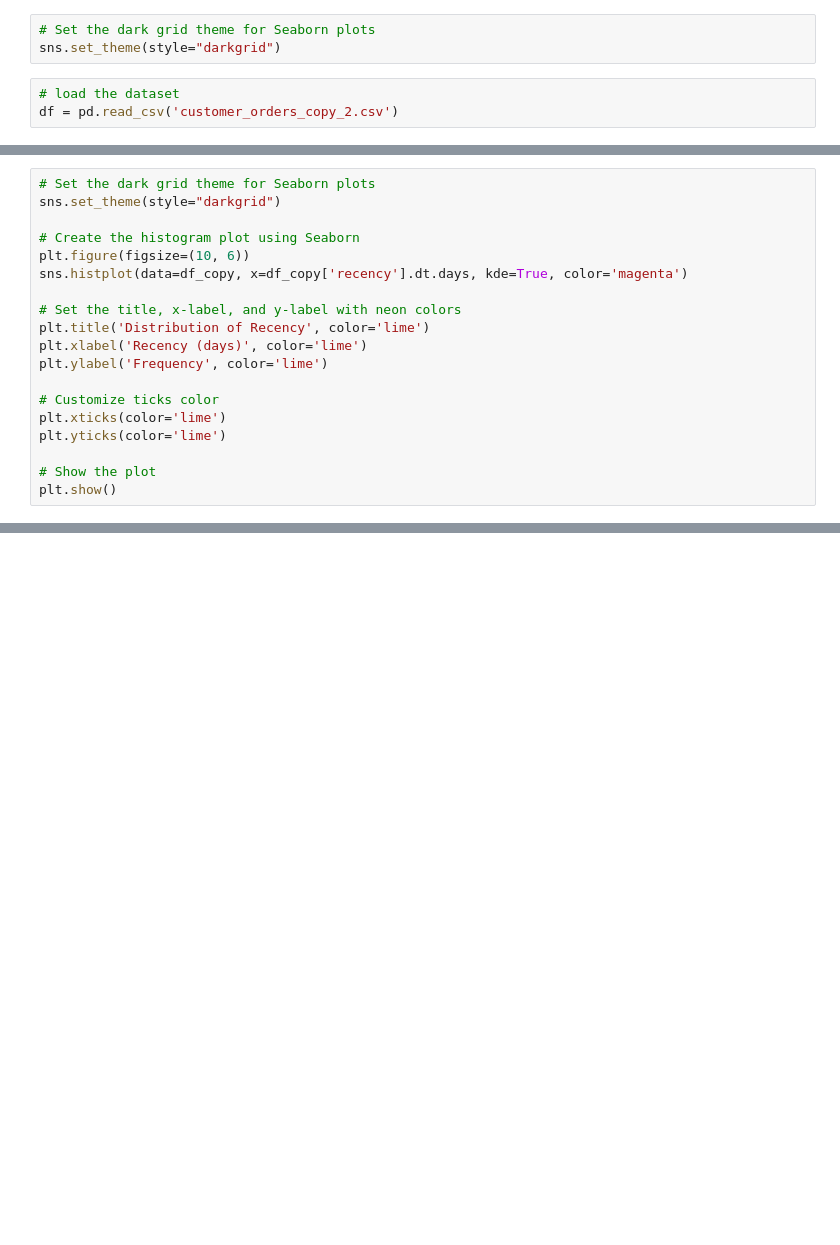
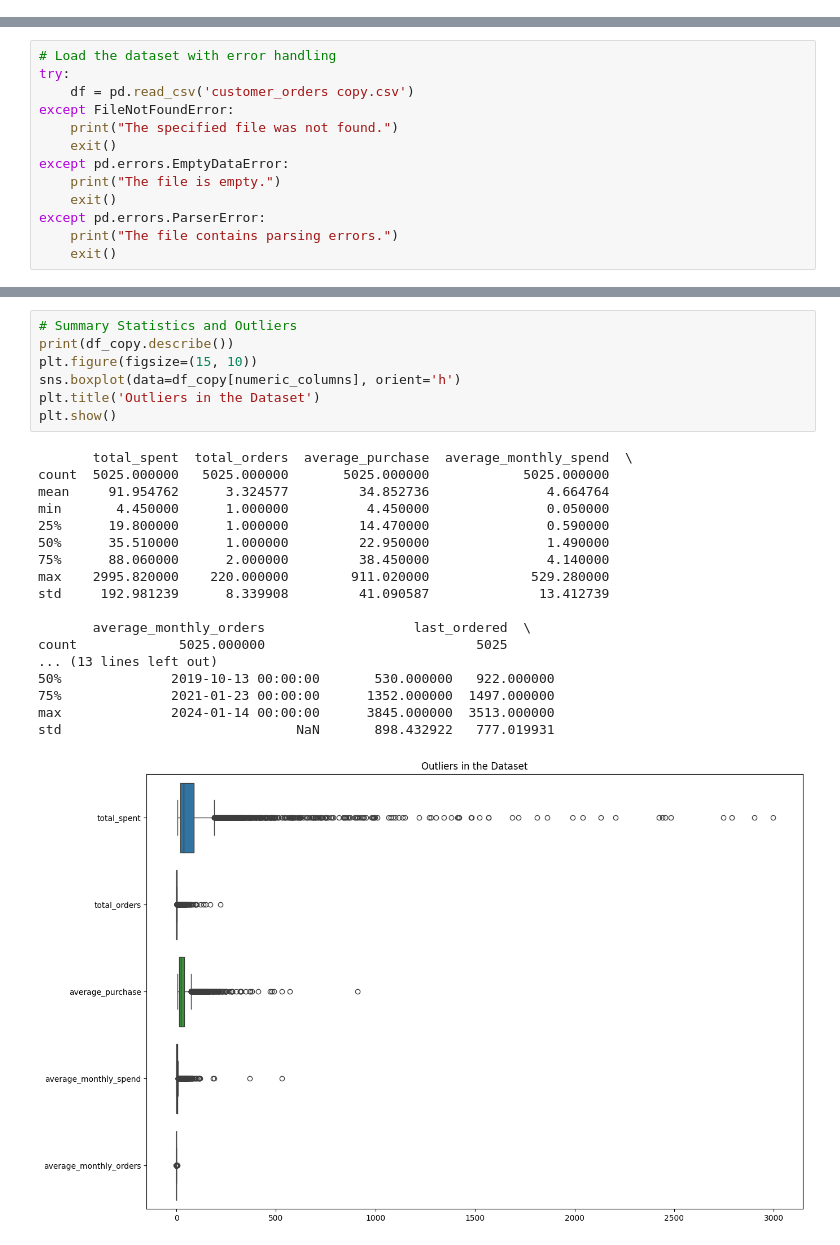
Before and after one commit to fdwsc2005/Customer-Segmentation-Retention, a Jupyter notebook: main_eda.ipynb, the cells around one changed output, grey strips where cells are left out. Saved outputs shown, nothing was run; the diff lists cells and outputs as text; blank space fills up the shorter version.

```diff
--- a/main_eda.ipynb
+++ b/main_eda.ipynb
@@ -17,6 +0,0 @@ please provide us feedback at https://github.com/pandas-dev/pandas/issues/54466
-# %%
-# Set the dark grid theme for Seaborn plots
-sns.set_theme(style="darkgrid")
-# %%
-# load the dataset
-df = pd.read_csv('customer_orders_copy_2.csv')
@@ -397,19 +0,0 @@ Name: recency, dtype: float64
-# %%
-# Set the dark grid theme for Seaborn plots
-sns.set_theme(style="darkgrid")
-
-# Create the histogram plot using Seaborn
-plt.figure(figsize=(10, 6))
-sns.histplot(data=df_copy, x=df_copy['recency'].dt.days, kde=True, color='magenta')
-
-# Set the title, x-label, and y-label with neon colors
-plt.title('Distribution of Recency', color='lime')
-plt.xlabel('Recency (days)', color='lime')
-plt.ylabel('Frequency', color='lime')
-
-# Customize ticks color
-plt.xticks(color='lime')
-plt.yticks(color='lime')
-
-# Show the plot
-plt.show()
@@ -654,0 +18,13 @@ with pd.ExcelWriter('customer_segments.xlsx') as writer:
+# %%
+# Load the dataset with error handling
+try:
+    df = pd.read_csv('customer_orders copy.csv')
+except FileNotFoundError:
+    print("The specified file was not found.")
+    exit()
+except pd.errors.EmptyDataError:
+    print("The file is empty.")
+    exit()
+except pd.errors.ParserError:
+    print("The file contains parsing errors.")
+    exit()
@@ -654,0 +89,26 @@ with pd.ExcelWriter('customer_segments.xlsx') as writer:
+# %%
+# Summary Statistics and Outliers
+print(df_copy.describe())
+plt.figure(figsize=(15, 10))
+sns.boxplot(data=df_copy[numeric_columns], orient='h')
+plt.title('Outliers in the Dataset')
+plt.show()
+# %% [output]
+       total_spent  total_orders  average_purchase  average_monthly_spend  \
+count  5025.000000   5025.000000       5025.000000            5025.000000
+mean     91.954762      3.324577         34.852736               4.664764
+min       4.450000      1.000000          4.450000               0.050000
+25%      19.800000      1.000000         14.470000               0.590000
+50%      35.510000      1.000000         22.950000               1.490000
+75%      88.060000      2.000000         38.450000               4.140000
+max    2995.820000    220.000000        911.020000             529.280000
+std     192.981239      8.339908         41.090587              13.412739
+
+       average_monthly_orders                   last_ordered  \
+count             5025.000000                           5025
+... (13 lines left out)
+50%              2019-10-13 00:00:00       530.000000   922.000000
+75%              2021-01-23 00:00:00      1352.000000  1497.000000
+max              2024-01-14 00:00:00      3845.000000  3513.000000
+std                              NaN       898.432922   777.019931
+[figure, added]
```
Also changed, not shown: parts of 48 cells of this notebook, 1 other file.
